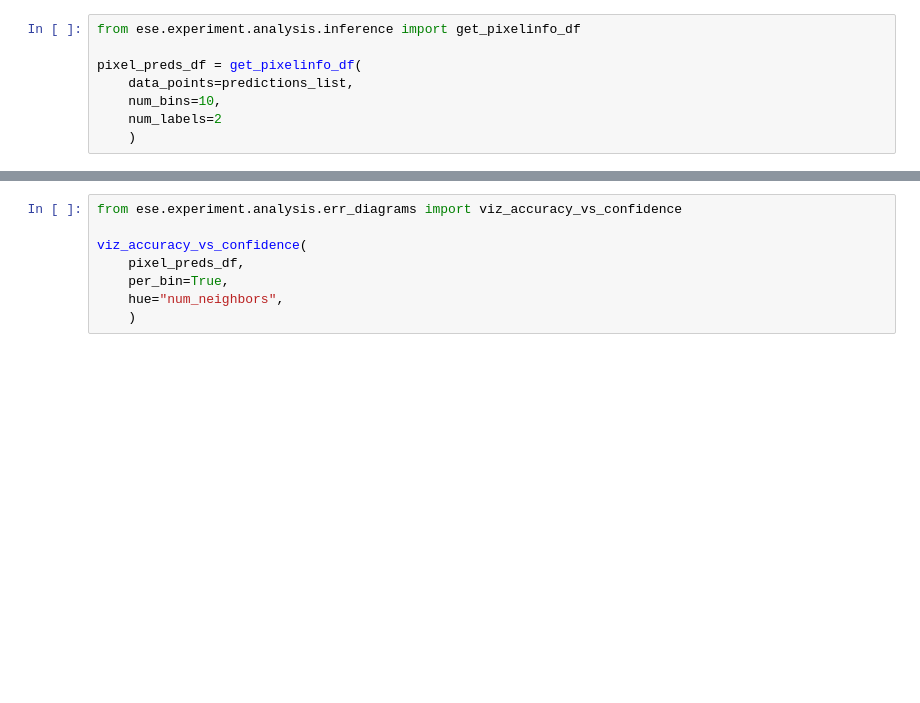
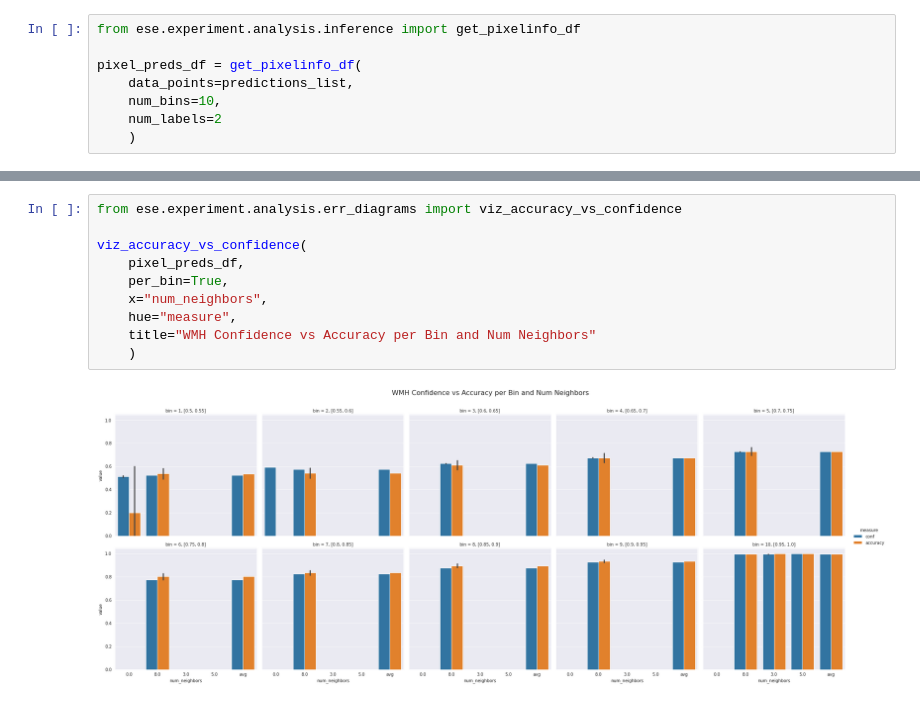
Before and after one commit to VictorButoi/ESE, a Jupyter notebook: notebooks/err_analysis/Viz_Err_WMH.ipynb, the cells around one changed output, grey strips where cells are left out. Drawn from its saved outputs; the diff is of its cells as text; blank space fills up the shorter version.

```diff
--- a/notebooks/err_analysis/Viz_Err_WMH.ipynb
+++ b/notebooks/err_analysis/Viz_Err_WMH.ipynb
@@ -78,11 +77,15 @@ viz_accuracy_vs_confidence(
 # %%
 from ese.experiment.analysis.err_diagrams import viz_accuracy_vs_confidence
 
 viz_accuracy_vs_confidence(
     pixel_preds_df,
     per_bin=True,
-    hue="num_neighbors",
+    x="num_neighbors",
+    hue="measure",
+    title="WMH Confidence vs Accuracy per Bin and Num Neighbors"
     )
+# %% [output]
+[figure, added]
 # %%
 from ese.experiment.analysis.err_diagrams import viz_accuracy_vs_confidence
 
```
Also changed, not shown: parts of 4 cells of this notebook, 2 other files.
